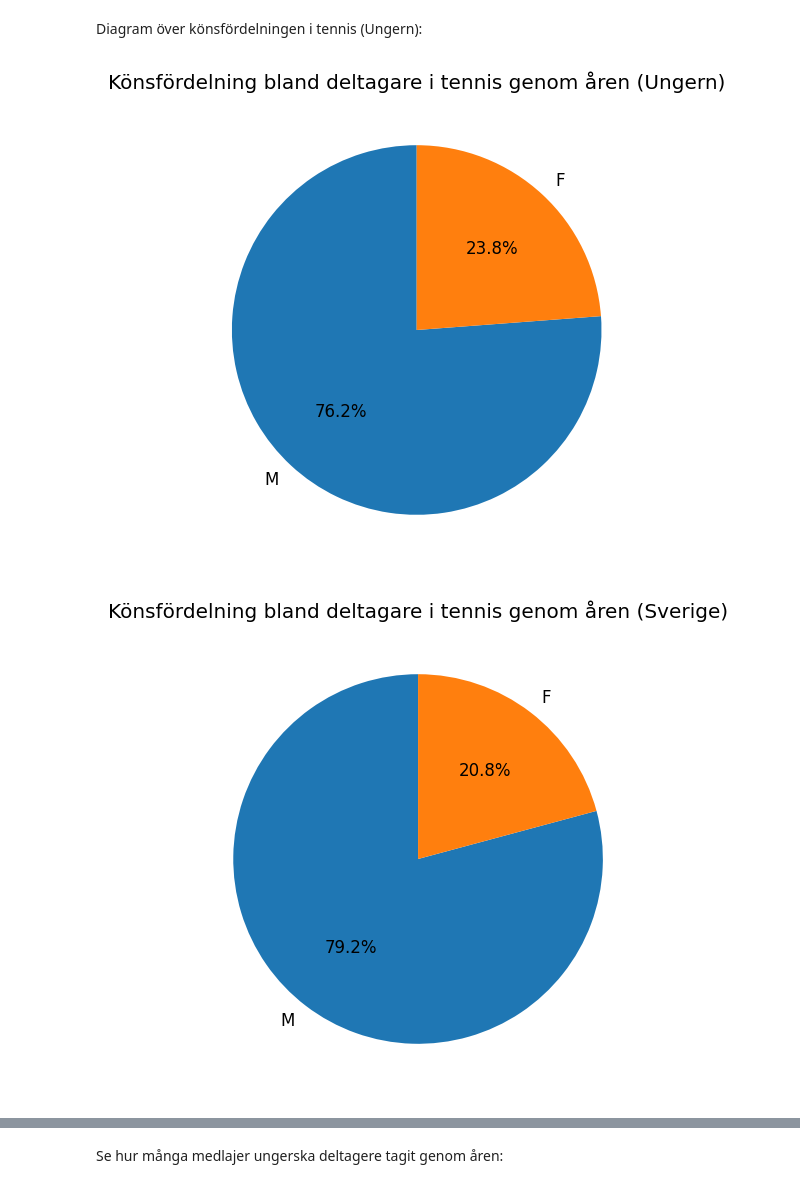
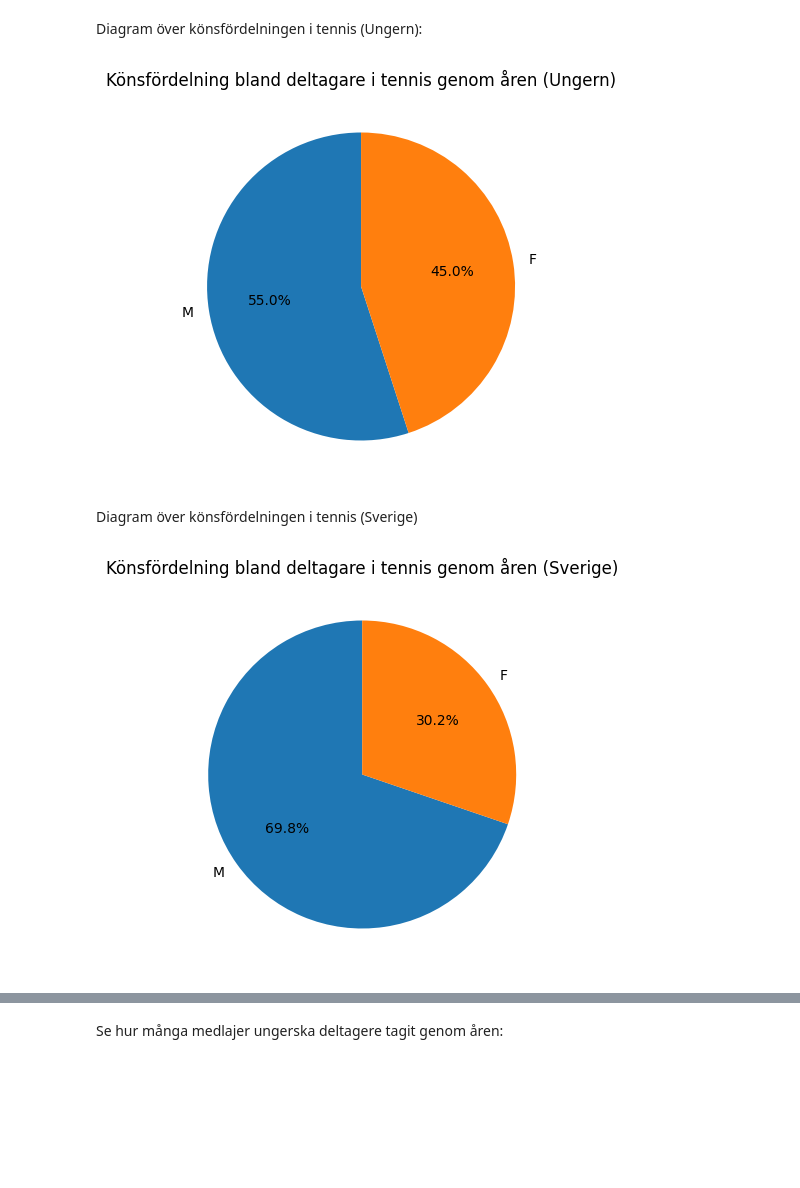
Before and after one commit to F-Degerman/Projekt_OS_Ungern, a Jupyter notebook: Egna_anteckningar/Fanny.ipynb, the cells around one changed output, grey strips where cells are left out. Drawn from its saved outputs; the diff is of its cells as text; code cells hidden in the pictures; blank space fills up the shorter version.

```diff
--- a/Egna_anteckningar/Fanny.ipynb
+++ b/Egna_anteckningar/Fanny.ipynb
@@ -23,17 +26,17 @@ data = pd.merge(athletes, noc, on="NOC", how="left")
 **Sorterar alla unika deltagare** (all, Hungary & Sweden) genom att ta bort dubbletter utifrån ID, Year och Sport. Då får vi ut antal unika deltaganden, även om det skett av samma person, vid olika årtal och sporter.
 # %%
 all_unique = (
-    data.drop_duplicates(subset=["ID", "Year", "Sport"])
+    data.drop_duplicates(subset=["ID", "Year", "Event"])
 )
 
 hungary_unique = (
     data[data["NOC"] == "HUN"]
-    .drop_duplicates(subset=["ID", "Year", "Sport"])
+    .drop_duplicates(subset=["ID", "Year", "Event"])
 )
 
 sweden_unique = (
     data[data["NOC"] == "SWE"]
-    .drop_duplicates(subset=["ID", "Year", "Sport"])
+    .drop_duplicates(subset=["ID", "Year", "Event"])
 )
 
 print(f"{len(all_unique)}")
@@ -151,11 +153,11 @@ plt.show()
 # %% [markdown]
 Diagram över könsfördelningen i tennis (Ungern):
 # %%
-gender_counts_tennis_hungary = hungary_unique['Sex'].value_counts()
+gender_counts_tennis_hungary = tennis_hungary['Sex'].value_counts()
 plt.figure(figsize=(5,5))
 gender_counts_tennis_hungary.plot(kind='pie', autopct='%1.1f%%', startangle=90)
 plt.title("Könsfördelning bland deltagare i tennis genom åren (Ungern)")
 plt.ylabel("")  # ta bort y-etikett
 plt.show()
 # %% [output]
-[figure, old version]
+[figure, new version]
@@ -164,9 +164,11 @@ Diagram över könsfördelningen i tennis (Sverige)
+# %% [markdown]
+Diagram över könsfördelningen i tennis (Sverige)
 # %%
-gender_counts_tennis_sweden = sweden_unique['Sex'].value_counts()
+gender_counts_tennis_sweden = tennis_sweden['Sex'].value_counts()
 plt.figure(figsize=(5,5))
 gender_counts_tennis_sweden.plot(kind='pie', autopct='%1.1f%%', startangle=90)
 plt.title("Könsfördelning bland deltagare i tennis genom åren (Sverige)")
 plt.ylabel("")  # ta bort y-etikett
 plt.show()
 # %% [output]
-[figure, old version]
+[figure, new version]
```
Also changed, not shown: parts of 23 cells of this notebook.
